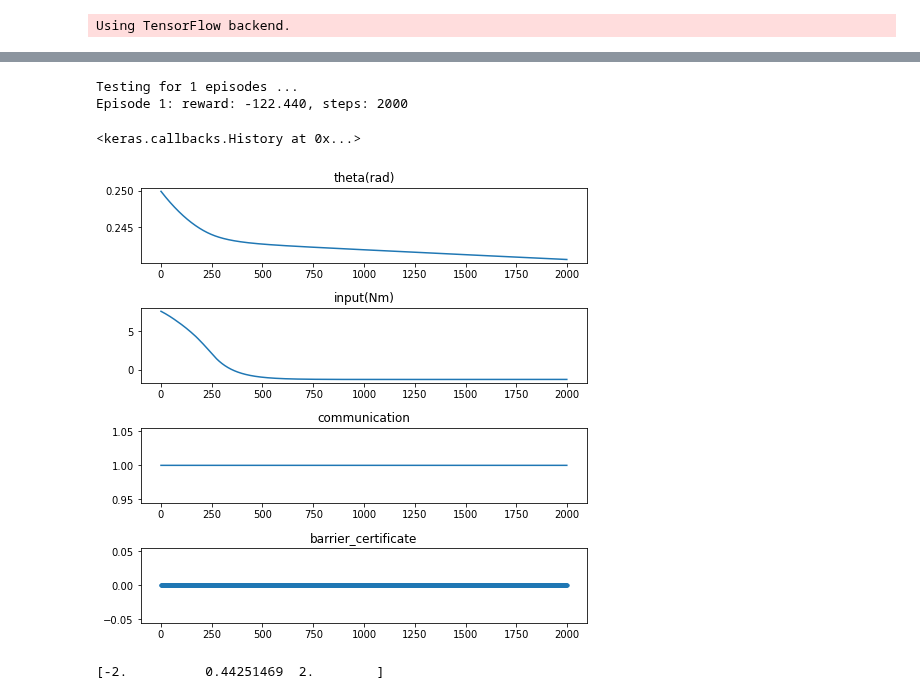
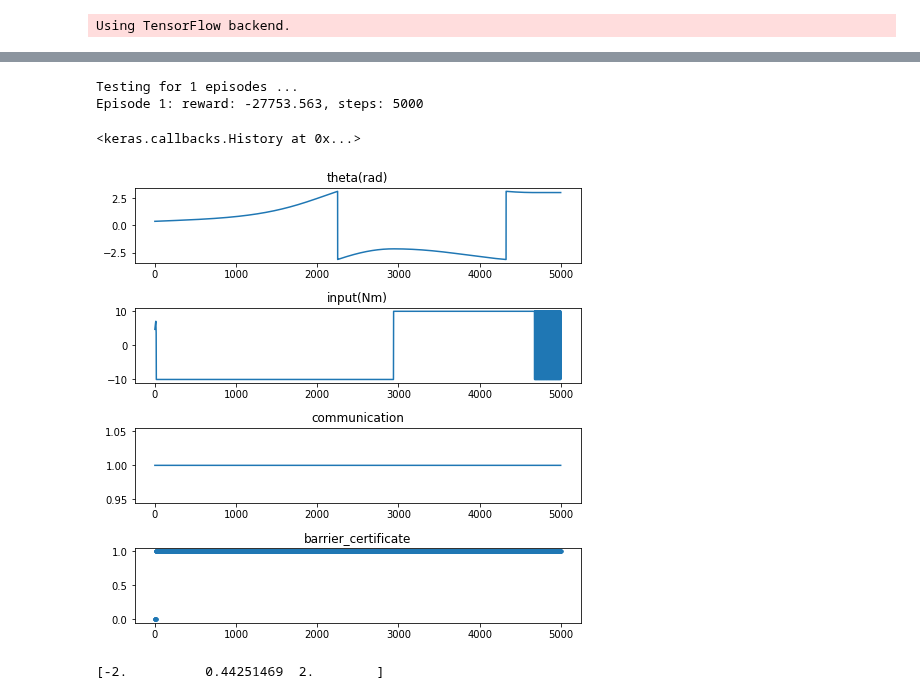
Before and after one commit to ibuki1024/eventDDPG, a Jupyter notebook: notebook/event_trigger_safe.ipynb, the cells around one changed output, grey strips where cells are left out. Cells and saved outputs as stored; diff of their text form; code cells hidden in the pictures.

```diff
--- a/notebook/event_trigger_safe.ipynb
+++ b/notebook/event_trigger_safe.ipynb
@@ -64,10 +64,10 @@ def agent(a_shape, s_shape):
 # %%
 #safe learning
 l = 0.
-step = 40000
+step = 5000
 time_mode = True
 a = agent((3,), env.observation_space.shape)
 a.compile(Adam(lr=0.001, clipnorm=1.), metrics=["mae"])
 #a.load_weights('../learned_models_vol2/0.5standup-agent.h5')
-a.fit(env, lam=l, nb_steps=step, visualize=0, verbose=1, nb_max_episode_steps=5000, loss_graph=0, time_mode=time_mode)
+a.fit(env, lam=l, nb_steps=step, visualize=1, verbose=1, nb_max_episode_steps=5000, loss_graph=0, time_mode=time_mode)
 # %% [output]
@@ -118,27 +90,27 @@ plt.show()
 # %%
 #a.load_weights('../learned_models_vol2/0.5standup-agent.h5')
-a.test(env, lam=l, visualize=0, nb_max_episode_steps=2000, action_view=0, time_mode=time_mode)
+a.test(env, lam=l, visualize=0, nb_max_episode_steps=5000, action_view=0, time_mode=time_mode)
 # %% [output]
 Testing for 1 episodes ...
-Episode 1: reward: -122.440, steps: 2000
+Episode 1: reward: -27753.563, steps: 5000
 <keras.callbacks.History at 0x...>
 # %%
 titles = ['theta(rad)', 'input(Nm)', 'communication', 'barrier_certificate']
 history = a.data_log[0]
-x_axis = range(2000)
+x_axis = range(5000)
 plt.figure(figsize=(8,8))
 plt.subplots_adjust(wspace=0.4, hspace=0.6)
 for i in range(4):
     data = history[:,i]
     plt.subplot(4,1,i+1)
     plt.title(titles[i])
     if i < 3:
         plt.plot(x_axis, data)
     else:
         plt.scatter(x_axis, data, marker='.')
 plt.show()
 # %% [output]
-[figure, old version]
+[figure, new version]
 # %%
 print(np.unique(history[:,1]))
 # %% [output]
```
Also changed, not shown: parts of 3 cells of this notebook, 1 other file.
